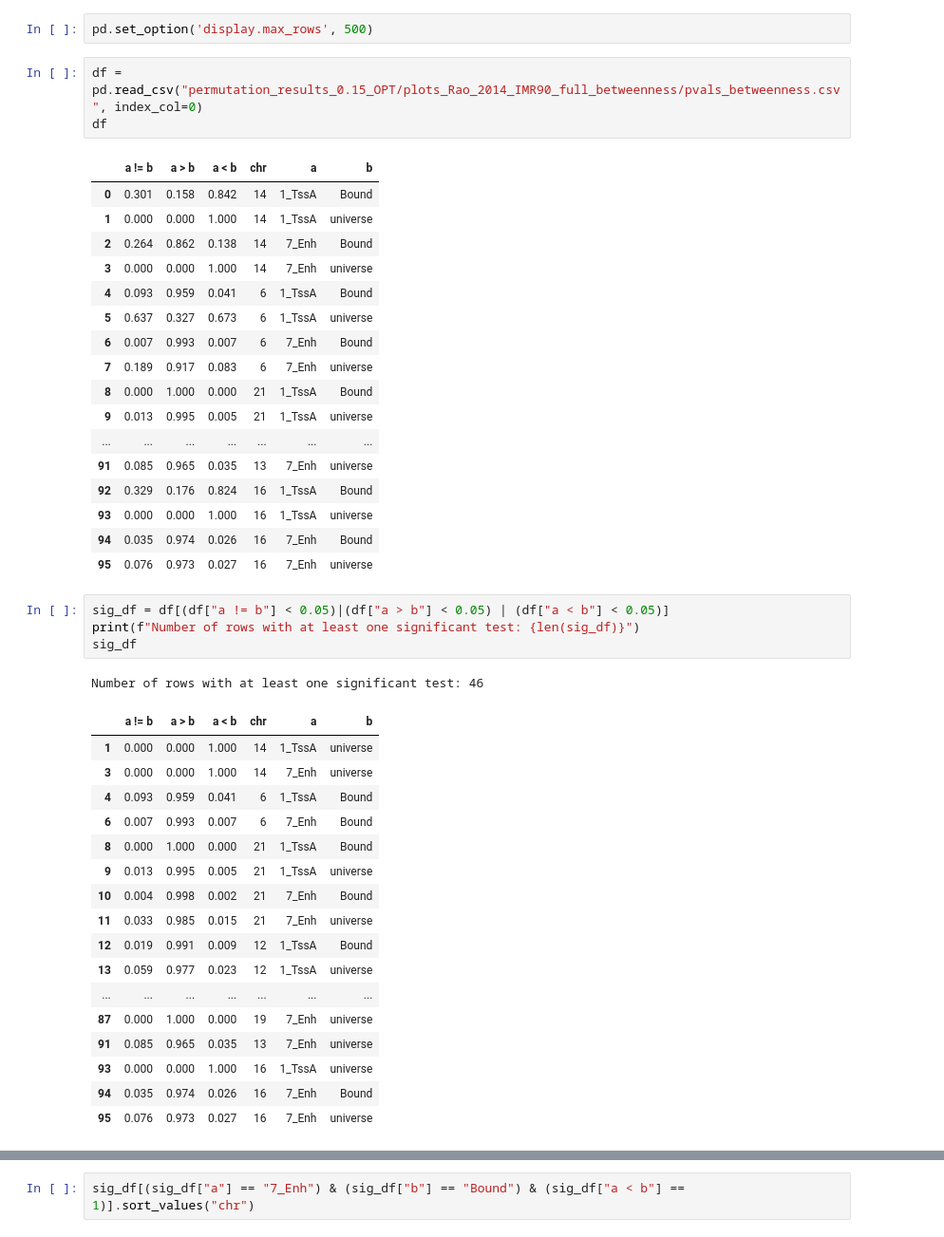
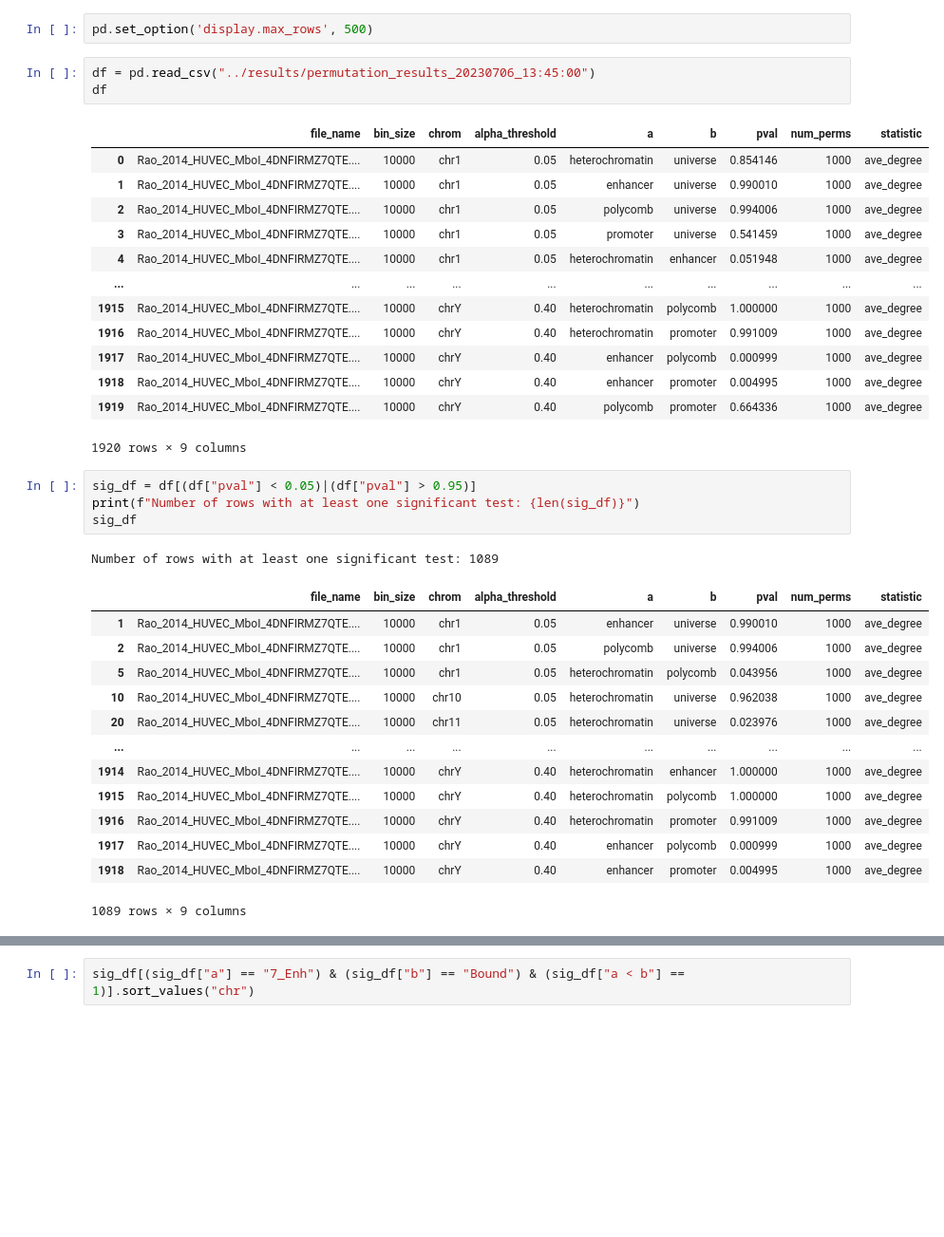
Before and after one commit to leomorelli/HiCONA, a Jupyter notebook: notebooks/visualize_csv.ipynb, the cells around one changed output, grey strips where cells are left out. Shown at 95% size. Drawn from its saved outputs; the diff is of its cells as text; blank space fills up the shorter version.

```diff
--- a/notebooks/visualize_csv.ipynb
+++ b/notebooks/visualize_csv.ipynb
@@ -5,49 +5,41 @@ from matplotlib import pyplot
 # %%
 pd.set_option('display.max_rows', 500)
 # %%
-df = pd.read_csv("permutation_results_0.15_OPT/plots_Rao_2014_IMR90_full_betweenness/pvals_betweenness.csv", index_col=0)
+df = pd.read_csv("../results/permutation_results_20230706_13:45:00")
 df
 # %% [output]
-|  | a != b | a > b | a < b | chr | a | b |
-| 0 | 0.301 | 0.158 | 0.842 | 14 | 1_TssA | Bound |
-| 1 | 0.000 | 0.000 | 1.000 | 14 | 1_TssA | universe |
-| 2 | 0.264 | 0.862 | 0.138 | 14 | 7_Enh | Bound |
-| 3 | 0.000 | 0.000 | 1.000 | 14 | 7_Enh | universe |
-| 4 | 0.093 | 0.959 | 0.041 | 6 | 1_TssA | Bound |
-| 5 | 0.637 | 0.327 | 0.673 | 6 | 1_TssA | universe |
-| 6 | 0.007 | 0.993 | 0.007 | 6 | 7_Enh | Bound |
-| 7 | 0.189 | 0.917 | 0.083 | 6 | 7_Enh | universe |
-| 8 | 0.000 | 1.000 | 0.000 | 21 | 1_TssA | Bound |
-| 9 | 0.013 | 0.995 | 0.005 | 21 | 1_TssA | universe |
-| ... | ... | ... | ... | ... | ... | ... |
-| 91 | 0.085 | 0.965 | 0.035 | 13 | 7_Enh | universe |
-| 92 | 0.329 | 0.176 | 0.824 | 16 | 1_TssA | Bound |
-| 93 | 0.000 | 0.000 | 1.000 | 16 | 1_TssA | universe |
-| 94 | 0.035 | 0.974 | 0.026 | 16 | 7_Enh | Bound |
-| 95 | 0.076 | 0.973 | 0.027 | 16 | 7_Enh | universe |
+|  | file_name | bin_size | chrom | alpha_threshold | a | b | pval | num_perms | statistic |
+| 0 | Rao_2014_HUVEC_MboI_4DNFIRMZ7QTE.... | 10000 | chr1 | 0.05 | heterochromatin | universe | 0.854146 | 1000 | ave_degree |
+| 1 | Rao_2014_HUVEC_MboI_4DNFIRMZ7QTE.... | 10000 | chr1 | 0.05 | enhancer | universe | 0.990010 | 1000 | ave_degree |
+| 2 | Rao_2014_HUVEC_MboI_4DNFIRMZ7QTE.... | 10000 | chr1 | 0.05 | polycomb | universe | 0.994006 | 1000 | ave_degree |
+| 3 | Rao_2014_HUVEC_MboI_4DNFIRMZ7QTE.... | 10000 | chr1 | 0.05 | promoter | universe | 0.541459 | 1000 | ave_degree |
+| 4 | Rao_2014_HUVEC_MboI_4DNFIRMZ7QTE.... | 10000 | chr1 | 0.05 | heterochromatin | enhancer | 0.051948 | 1000 | ave_degree |
+| ... | ... | ... | ... | ... | ... | ... | ... | ... | ... |
+| 1915 | Rao_2014_HUVEC_MboI_4DNFIRMZ7QTE.... | 10000 | chrY | 0.40 | heterochromatin | polycomb | 1.000000 | 1000 | ave_degree |
+| 1916 | Rao_2014_HUVEC_MboI_4DNFIRMZ7QTE.... | 10000 | chrY | 0.40 | heterochromatin | promoter | 0.991009 | 1000 | ave_degree |
+| 1917 | Rao_2014_HUVEC_MboI_4DNFIRMZ7QTE.... | 10000 | chrY | 0.40 | enhancer | polycomb | 0.000999 | 1000 | ave_degree |
+| 1918 | Rao_2014_HUVEC_MboI_4DNFIRMZ7QTE.... | 10000 | chrY | 0.40 | enhancer | promoter | 0.004995 | 1000 | ave_degree |
+| 1919 | Rao_2014_HUVEC_MboI_4DNFIRMZ7QTE.... | 10000 | chrY | 0.40 | polycomb | promoter | 0.664336 | 1000 | ave_degree |
+1920 rows × 9 columns
 # %%
-sig_df = df[(df["a != b"] < 0.05)|(df["a > b"] < 0.05) | (df["a < b"] < 0.05)]
+sig_df = df[(df["pval"] < 0.05)|(df["pval"] > 0.95)]
 print(f"Number of rows with at least one significant test: {len(sig_df)}")
 sig_df
 # %% [output]
-Number of rows with at least one significant test: 46
+Number of rows with at least one significant test: 1089
-|  | a != b | a > b | a < b | chr | a | b |
-| 1 | 0.000 | 0.000 | 1.000 | 14 | 1_TssA | universe |
-| 3 | 0.000 | 0.000 | 1.000 | 14 | 7_Enh | universe |
-| 4 | 0.093 | 0.959 | 0.041 | 6 | 1_TssA | Bound |
-| 6 | 0.007 | 0.993 | 0.007 | 6 | 7_Enh | Bound |
-| 8 | 0.000 | 1.000 | 0.000 | 21 | 1_TssA | Bound |
-| 9 | 0.013 | 0.995 | 0.005 | 21 | 1_TssA | universe |
-| 10 | 0.004 | 0.998 | 0.002 | 21 | 7_Enh | Bound |
-| 11 | 0.033 | 0.985 | 0.015 | 21 | 7_Enh | universe |
-| 12 | 0.019 | 0.991 | 0.009 | 12 | 1_TssA | Bound |
-| 13 | 0.059 | 0.977 | 0.023 | 12 | 1_TssA | universe |
-| ... | ... | ... | ... | ... | ... | ... |
-| 87 | 0.000 | 1.000 | 0.000 | 19 | 7_Enh | universe |
-| 91 | 0.085 | 0.965 | 0.035 | 13 | 7_Enh | universe |
-| 93 | 0.000 | 0.000 | 1.000 | 16 | 1_TssA | universe |
-| 94 | 0.035 | 0.974 | 0.026 | 16 | 7_Enh | Bound |
-| 95 | 0.076 | 0.973 | 0.027 | 16 | 7_Enh | universe |
+|  | file_name | bin_size | chrom | alpha_threshold | a | b | pval | num_perms | statistic |
+| 1 | Rao_2014_HUVEC_MboI_4DNFIRMZ7QTE.... | 10000 | chr1 | 0.05 | enhancer | universe | 0.990010 | 1000 | ave_degree |
+| 2 | Rao_2014_HUVEC_MboI_4DNFIRMZ7QTE.... | 10000 | chr1 | 0.05 | polycomb | universe | 0.994006 | 1000 | ave_degree |
+| 5 | Rao_2014_HUVEC_MboI_4DNFIRMZ7QTE.... | 10000 | chr1 | 0.05 | heterochromatin | polycomb | 0.043956 | 1000 | ave_degree |
+| 10 | Rao_2014_HUVEC_MboI_4DNFIRMZ7QTE.... | 10000 | chr10 | 0.05 | heterochromatin | universe | 0.962038 | 1000 | ave_degree |
+| 20 | Rao_2014_HUVEC_MboI_4DNFIRMZ7QTE.... | 10000 | chr11 | 0.05 | heterochromatin | universe | 0.023976 | 1000 | ave_degree |
+| ... | ... | ... | ... | ... | ... | ... | ... | ... | ... |
+| 1914 | Rao_2014_HUVEC_MboI_4DNFIRMZ7QTE.... | 10000 | chrY | 0.40 | heterochromatin | enhancer | 1.000000 | 1000 | ave_degree |
+| 1915 | Rao_2014_HUVEC_MboI_4DNFIRMZ7QTE.... | 10000 | chrY | 0.40 | heterochromatin | polycomb | 1.000000 | 1000 | ave_degree |
+| 1916 | Rao_2014_HUVEC_MboI_4DNFIRMZ7QTE.... | 10000 | chrY | 0.40 | heterochromatin | promoter | 0.991009 | 1000 | ave_degree |
+| 1917 | Rao_2014_HUVEC_MboI_4DNFIRMZ7QTE.... | 10000 | chrY | 0.40 | enhancer | polycomb | 0.000999 | 1000 | ave_degree |
+| 1918 | Rao_2014_HUVEC_MboI_4DNFIRMZ7QTE.... | 10000 | chrY | 0.40 | enhancer | promoter | 0.004995 | 1000 | ave_degree |
+1089 rows × 9 columns
 # %%
 sig_df.loc[:, ["a > b"]] = [1 if val  < 0.05 else 0 for val in sig_df["a > b"]]
 sig_df.loc[:, ["a < b"]] = [1 if val  < 0.05 else 0 for val in sig_df["a < b"]]
```
Also changed, not shown: parts of 2 cells of this notebook, 10 other files.
